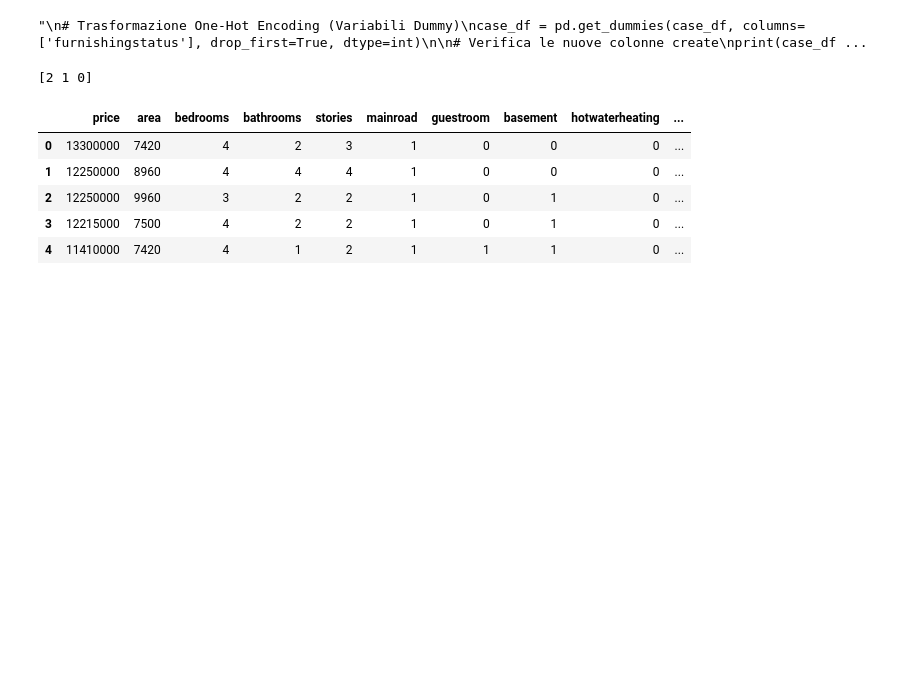
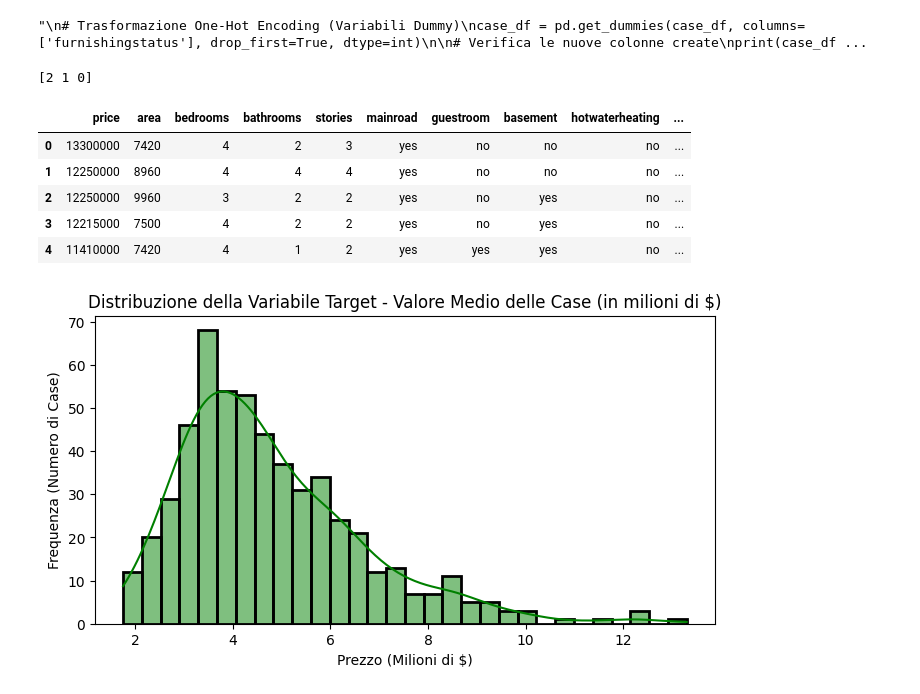
Before and after one commit to bassignana/bitcamp, a Jupyter notebook: esercizi/previsione_prezzi/previsione_prezzi.ipynb, the cells around one changed output. Saved outputs shown, nothing was run; the diff lists cells and outputs as text; code cells hidden in the pictures; blank space fills up the shorter version.

Commit message:
distribuzione variabile target

```diff
--- a/esercizi/previsione_prezzi/previsione_prezzi.ipynb
+++ b/esercizi/previsione_prezzi/previsione_prezzi.ipynb
@@ -142,11 +137,25 @@ print(case_df['furnishingstatus'].unique())
 # %% [output]
 [2 1 0]
 # %%
-case_df.head()
+display
 # %% [output]
 |  | price | area | bedrooms | bathrooms | stories | mainroad | guestroom | basement | hotwaterheating | ... |
-| 0 | 13300000 | 7420 | 4 | 2 | 3 | 1 | 0 | 0 | 0 | ... |
-| 1 | 12250000 | 8960 | 4 | 4 | 4 | 1 | 0 | 0 | 0 | ... |
-| 2 | 12250000 | 9960 | 3 | 2 | 2 | 1 | 0 | 1 | 0 | ... |
-| 3 | 12215000 | 7500 | 4 | 2 | 2 | 1 | 0 | 1 | 0 | ... |
-| 4 | 11410000 | 7420 | 4 | 1 | 2 | 1 | 1 | 1 | 0 | ... |
+| 0 | 13300000 | 7420 | 4 | 2 | 3 | yes | no | no | no | ... |
+| 1 | 12250000 | 8960 | 4 | 4 | 4 | yes | no | no | no | ... |
+| 2 | 12250000 | 9960 | 3 | 2 | 2 | yes | no | yes | no | ... |
+| 3 | 12215000 | 7500 | 4 | 2 | 2 | yes | no | yes | no | ... |
+| 4 | 11410000 | 7420 | 4 | 1 | 2 | yes | yes | yes | no | ... |
+# %%
+target = 'price'
+features = [i for i in case_df.columns if i not in [target]]
+df = case_df.copy()
+# %%
+# Analisi della distribuzione della variabile target
+plt.figure(figsize=[8,4])
+sns.histplot(df[target]/1_000_000, color='green', edgecolor="black", linewidth=2, bins=30, kde=True)
+plt.xlabel('Prezzo (Milioni di $)')
+plt.ylabel('Frequenza (Numero di Case)')
+plt.title('Distribuzione della Variabile Target - Valore Medio delle Case (in milioni di $)')
+plt.show()
+# %% [output]
+[figure, added]
```
Also changed, not shown: parts of 3 cells of this notebook.
